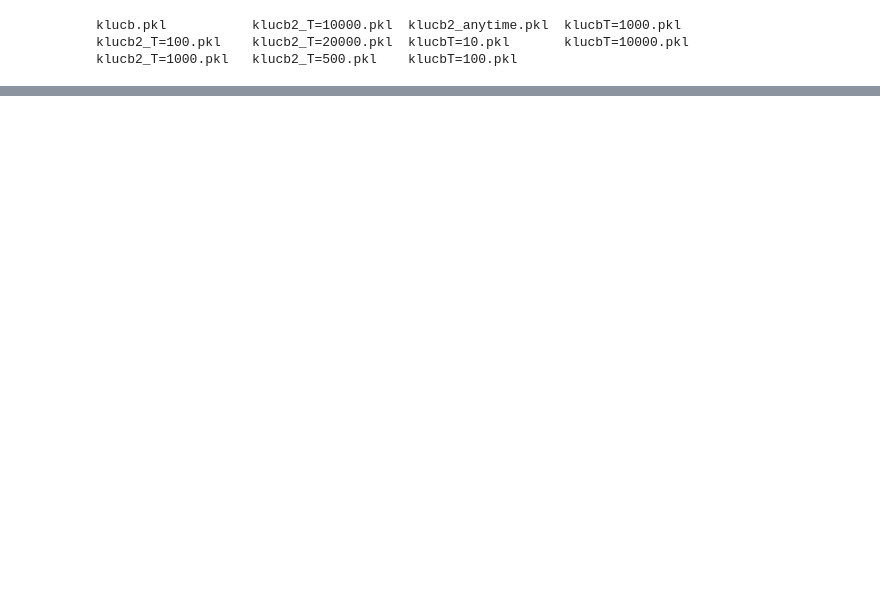
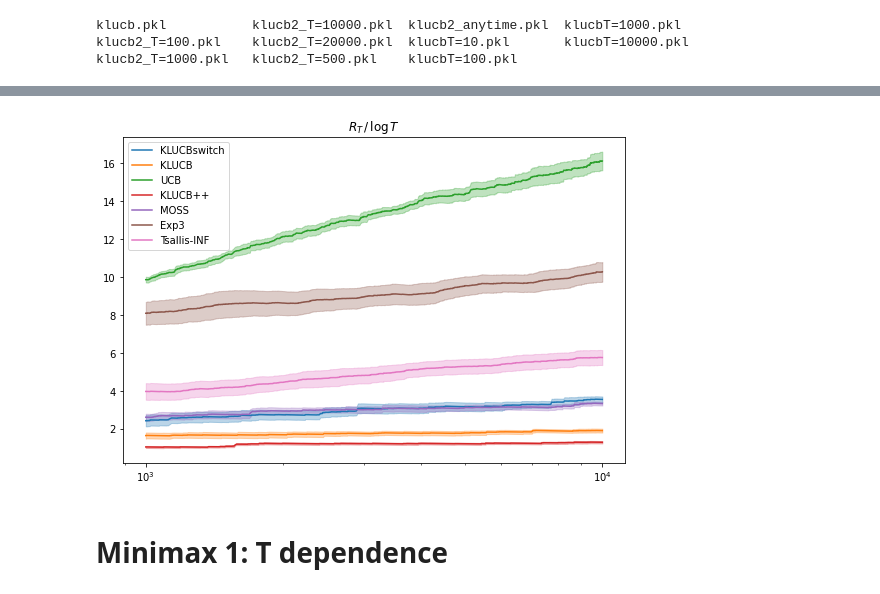
Before and after one commit to H2DI/bandits_lab, a Jupyter notebook: notebooks/KLUCB.ipynb, the cells around one changed output, grey strips where cells are left out. Drawn from its saved outputs; the diff is of its cells as text; code cells hidden in the pictures; blank space fills up the shorter version.

```diff
--- a/notebooks/KLUCB.ipynb
+++ b/notebooks/KLUCB.ipynb
@@ -489,0 +134,32 @@ plot_and_save(data_dict,
+# %%
+K_gauss, mus_gauss, sig_gauss = 4, np.array([0.7, 0.5, 0.3, 0.2 ]), np.array([0.1 for _ in range(4)])
+
+band_list = [
+        bands.TruncatedGaussian(K_gauss, mus_gauss, sig_gauss),
+        ]
+#band_list[0].mus = [0.69996814, 0.5, 0.30004376, 0.200]
+
+K = K_gauss
+alg_list = [algs.KLUCBswitch(K, label="KLUCBswitch"),
+            algs.KLUCB(K, label="KLUCB"),
+            algs.UCB_a(K, label='UCB'),
+            algs.KLUCBPlusPlus(K, label="KLUCB++"),
+            algs.MOSS_a(K, sig=1/2, label="MOSS"),
+            algs.Exp3(K, M=1, label="Exp3"),
+            algs.FastFTRLTsallis(K, M=1, label="Tsallis-INF"),
+           ]
+
+N_tests = [5]
+
+data_dict_gauss={
+         'name':'Long Name',
+         'short_name':'KLExp-band',
+         'T':T,
+         'N_tests':N_tests,
+         'band_list':band_list,
+         'alg_list':alg_list,
+         'results':None,
+     }
+
+launch(data_dict_gauss, n_jobs=1, checkpoints=False)
+print('Done')
@@ -489,0 +175,4 @@ plot_and_save(data_dict,
+# %%
+print_reg(data_dict_gauss)
+# %% [output]
+[figure, added]
@@ -489,0 +203,2 @@ plot_and_save(data_dict,
+# %% [markdown]
+# Minimax 1: T dependence
```
Also changed, not shown: parts of 49 cells of this notebook, 7 other files.
